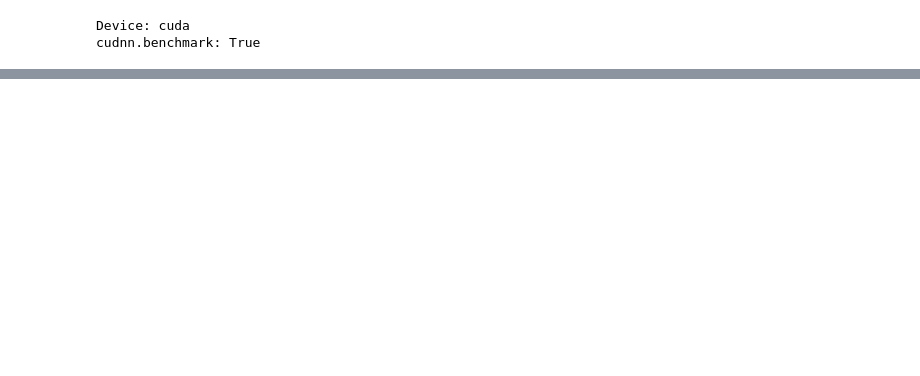
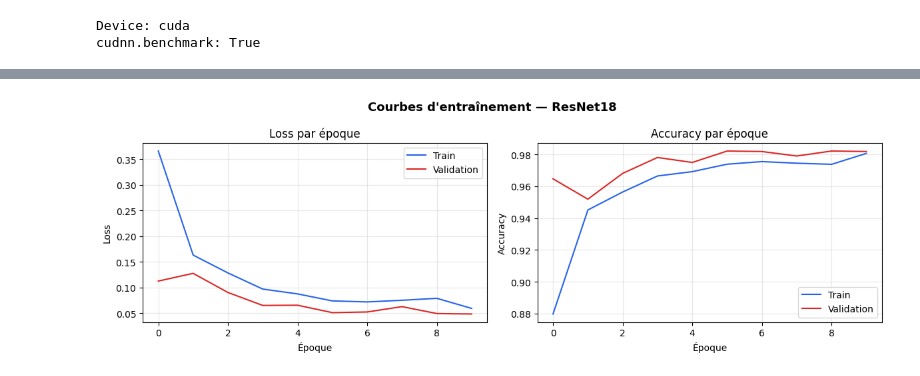
Before and after one commit to Louay012/Computer-Vision, a Jupyter notebook: notebooks/plant_disease_pipeline_deep_learning.ipynb, the cells around one changed output, grey strips where cells are left out. Saved outputs shown, nothing was run; the diff lists cells and outputs as text; code cells hidden in the pictures; blank space fills up the shorter version.

```diff
--- a/notebooks/plant_disease_pipeline_deep_learning.ipynb
+++ b/notebooks/plant_disease_pipeline_deep_learning.ipynb
@@ -287 +343,36 @@ Saved model_resnet18
+# %%
+# ============================================================
+# Courbes d'entraînement — ResNet18
+# ============================================================
+
+if 'history_pre' in dir() and history_pre is not None:
+    fig, (ax1, ax2) = plt.subplots(1, 2, figsize=(12, 4))
+
+
+if 'val_loss' in history_pre and history_pre['val_loss']:
+    ax1.plot(history_pre['train_loss'], label='Train', color='#2563eb')
+    ax1.plot(history_pre['val_loss'], label='Validation', color='#dc2626')
+    ax1.set_title('Loss par époque')
+    ax1.set_xlabel('Époque')
+    ax1.set_ylabel('Loss')
+    ax1.legend()
+    ax1.grid(alpha=0.3)
+
+if 'val_acc' in history_pre and history_pre['val_acc']:
+    ax2.plot(history_pre['train_acc'], label='Train', color='#2563eb')
+    ax2.plot(history_pre['val_acc'], label='Validation', color='#dc2626')
+    ax2.set_title('Accuracy par époque')
+    ax2.set_xlabel('Époque')
+    ax2.set_ylabel('Accuracy')
+    ax2.legend()
+    ax2.grid(alpha=0.3)
+
+    plt.suptitle('Courbes d\'entraînement — ResNet18', fontsize=13, fontweight='bold')
+    plt.tight_layout()
+    plt.savefig('../results/plots/part5_deep_learning/training_curves_resnet18.png', dpi=150, bbox_inches='tight')
+    plt.show()
+else:
+    print("Historique d'entraînement non disponible (relancer le fine-tuning pour générer les courbes).")
+# %% [output]
+[figure, added]
 # %%
```
Also changed, not shown: parts of 13 cells of this notebook, 9 other files.
